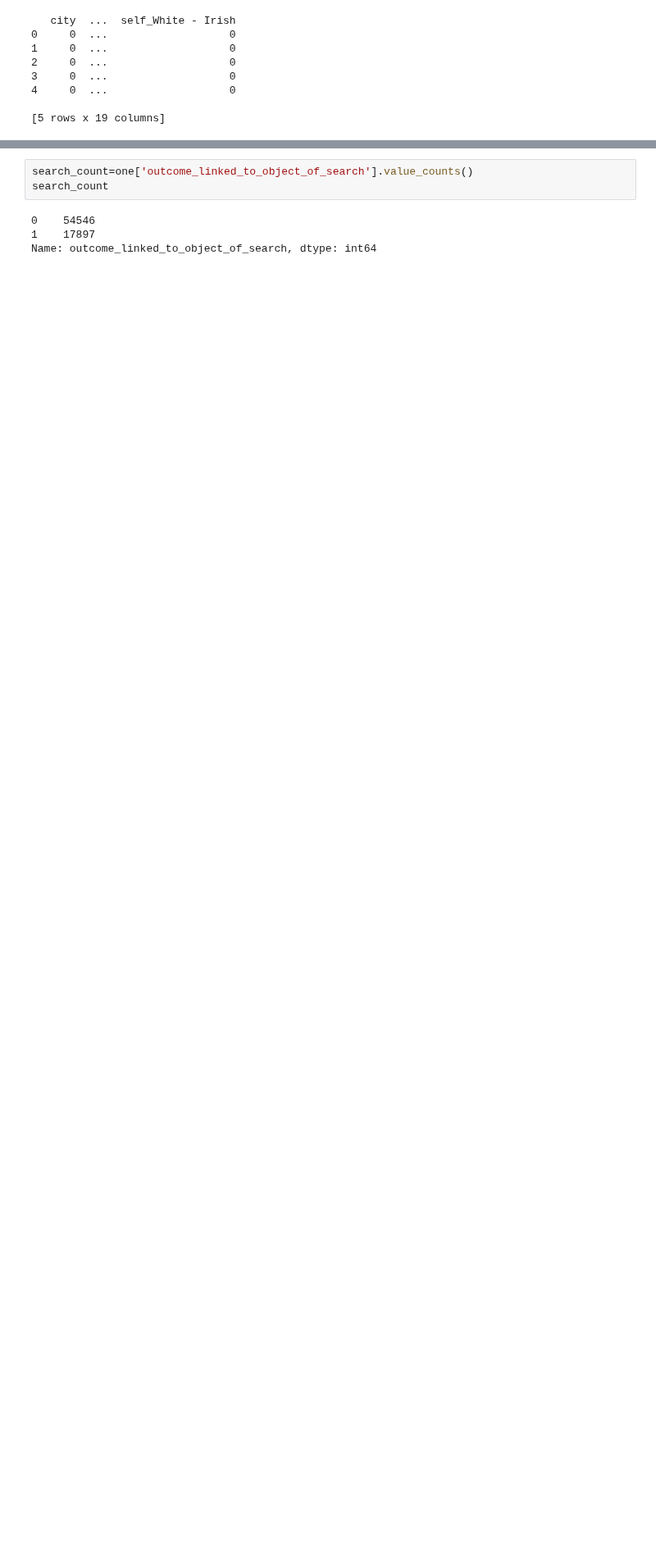
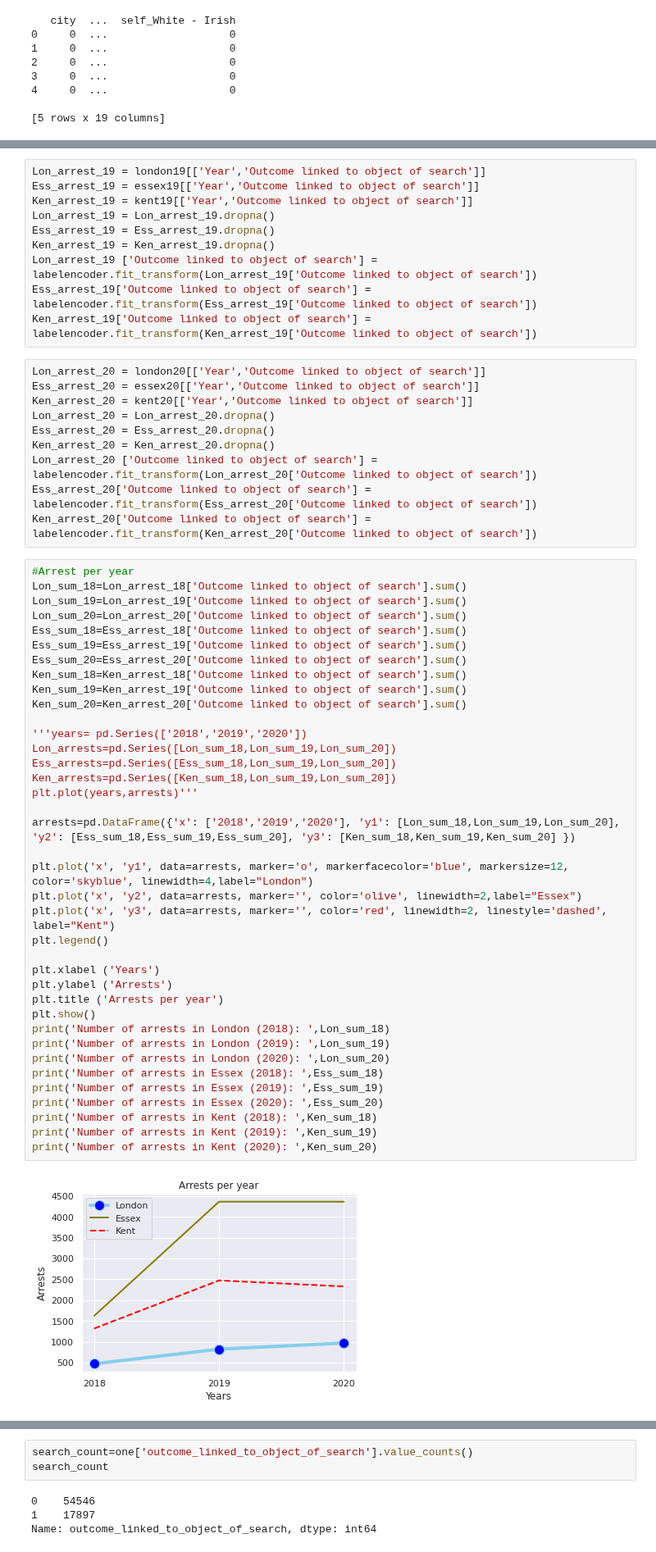
Before and after one commit to ah20776/CE888---Assignment, a Jupyter notebook: Ethnicity in UK Policing/newbias.ipynb, the cells around one changed output, grey strips where cells are left out. Shown at 82% size. Saved outputs shown, nothing was run; the diff lists cells and outputs as text; blank space fills up the shorter version.

```diff
--- a/Ethnicity in UK Policing/newbias.ipynb
+++ b/Ethnicity in UK Policing/newbias.ipynb
@@ -542,0 +498,60 @@ Number of arrests in 2020:  971
+# %%
+Lon_arrest_19 = london19[['Year','Outcome linked to object of search']]
+Ess_arrest_19 = essex19[['Year','Outcome linked to object of search']]
+Ken_arrest_19 = kent19[['Year','Outcome linked to object of search']]
+Lon_arrest_19 = Lon_arrest_19.dropna()
+Ess_arrest_19 = Ess_arrest_19.dropna()
+Ken_arrest_19 = Ken_arrest_19.dropna()
+Lon_arrest_19 ['Outcome linked to object of search'] = labelencoder.fit_transform(Lon_arrest_19['Outcome linked to object of search'])
+Ess_arrest_19['Outcome linked to object of search'] = labelencoder.fit_transform(Ess_arrest_19['Outcome linked to object of search'])
+Ken_arrest_19['Outcome linked to object of search'] = labelencoder.fit_transform(Ken_arrest_19['Outcome linked to object of search'])
+# %%
+Lon_arrest_20 = london20[['Year','Outcome linked to object of search']]
+Ess_arrest_20 = essex20[['Year','Outcome linked to object of search']]
+Ken_arrest_20 = kent20[['Year','Outcome linked to object of search']]
+Lon_arrest_20 = Lon_arrest_20.dropna()
+Ess_arrest_20 = Ess_arrest_20.dropna()
+Ken_arrest_20 = Ken_arrest_20.dropna()
+Lon_arrest_20 ['Outcome linked to object of search'] = labelencoder.fit_transform(Lon_arrest_20['Outcome linked to object of search'])
+Ess_arrest_20['Outcome linked to object of search'] = labelencoder.fit_transform(Ess_arrest_20['Outcome linked to object of search'])
+Ken_arrest_20['Outcome linked to object of search'] = labelencoder.fit_transform(Ken_arrest_20['Outcome linked to object of search'])
+# %%
+#Arrest per year
+Lon_sum_18=Lon_arrest_18['Outcome linked to object of search'].sum()
+Lon_sum_19=Lon_arrest_19['Outcome linked to object of search'].sum()
+Lon_sum_20=Lon_arrest_20['Outcome linked to object of search'].sum()
+Ess_sum_18=Ess_arrest_18['Outcome linked to object of search'].sum()
+Ess_sum_19=Ess_arrest_19['Outcome linked to object of search'].sum()
+Ess_sum_20=Ess_arrest_20['Outcome linked to object of search'].sum()
+Ken_sum_18=Ken_arrest_18['Outcome linked to object of search'].sum()
+Ken_sum_19=Ken_arrest_19['Outcome linked to object of search'].sum()
+Ken_sum_20=Ken_arrest_20['Outcome linked to object of search'].sum()
+
+'''years= pd.Series(['2018','2019','2020'])
+Lon_arrests=pd.Series([Lon_sum_18,Lon_sum_19,Lon_sum_20])
+Ess_arrests=pd.Series([Ess_sum_18,Lon_sum_19,Lon_sum_20])
+Ken_arrests=pd.Series([Ken_sum_18,Lon_sum_19,Lon_sum_20])
+plt.plot(years,arrests)'''
+
+arrests=pd.DataFrame({'x': ['2018','2019','2020'], 'y1': [Lon_sum_18,Lon_sum_19,Lon_sum_20], 'y2': [Ess_sum_18,Ess_sum_19,Ess_sum_20], 'y3': [Ken_sum_18,Ken_sum_19,Ken_sum_20] })
+
+plt.plot('x', 'y1', data=arrests, marker='o', markerfacecolor='blue', markersize=12, color='skyblue', linewidth=4,label="London")
+plt.plot('x', 'y2', data=arrests, marker='', color='olive', linewidth=2,label="Essex")
+plt.plot('x', 'y3', data=arrests, marker='', color='red', linewidth=2, linestyle='dashed', label="Kent")
+plt.legend()
+
+plt.xlabel ('Years')
+plt.ylabel ('Arrests')
+plt.title ('Arrests per year')
+plt.show()
+print('Number of arrests in London (2018): ',Lon_sum_18)
+print('Number of arrests in London (2019): ',Lon_sum_19)
+print('Number of arrests in London (2020): ',Lon_sum_20)
+print('Number of arrests in Essex (2018): ',Ess_sum_18)
+print('Number of arrests in Essex (2019): ',Ess_sum_19)
+print('Number of arrests in Essex (2020): ',Ess_sum_20)
+print('Number of arrests in Kent (2018): ',Ken_sum_18)
+print('Number of arrests in Kent (2019): ',Ken_sum_19)
+print('Number of arrests in Kent (2020): ',Ken_sum_20)
+# %% [output]
+[figure, added]
```
Also changed, not shown: parts of 6 cells of this notebook.
